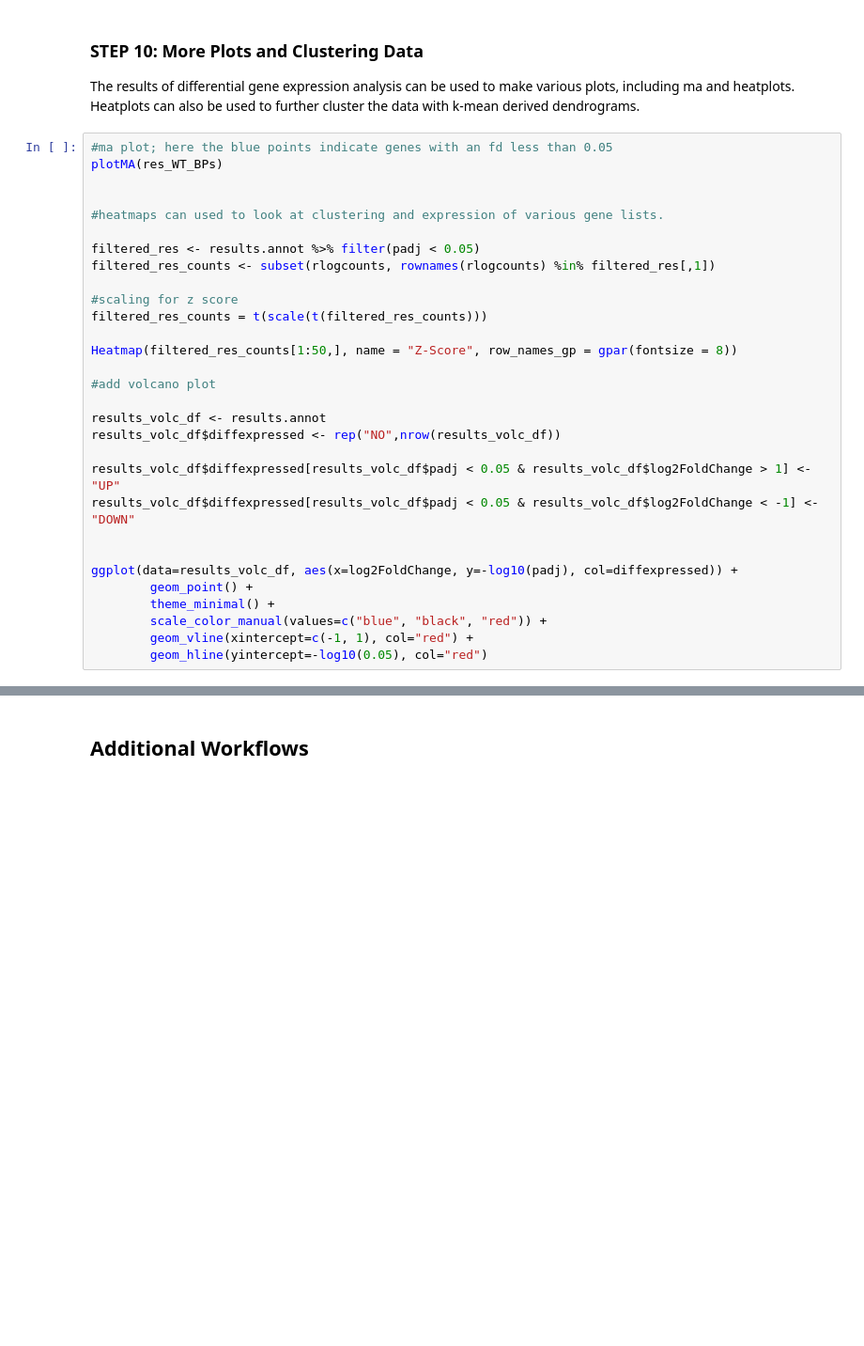
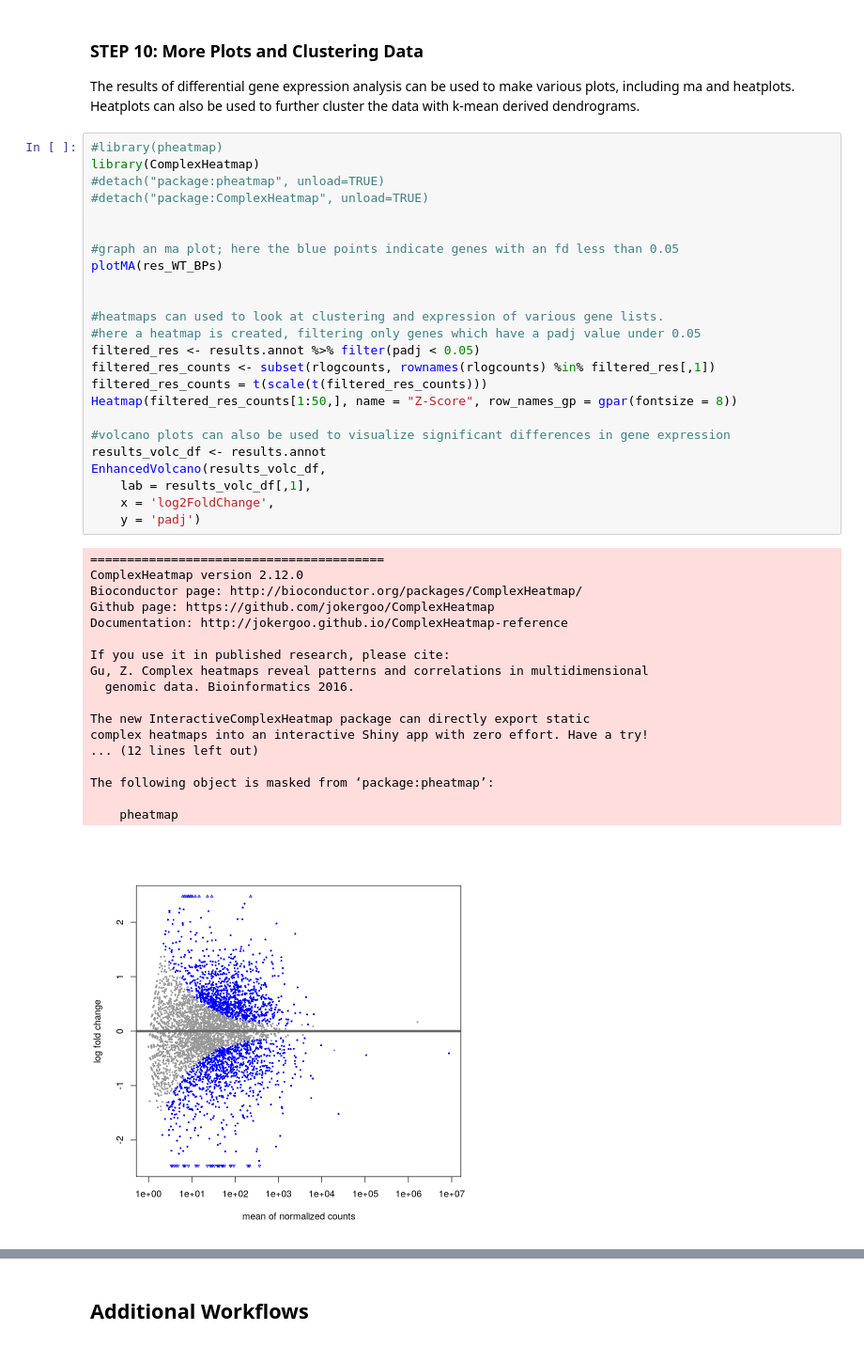
Before and after one commit to JRowleyLab/UNMC_ATACseq_Tutorial, a Jupyter notebook: Tutorial_3_DEG_Analysis.ipynb, the cells around one changed output, grey strips where cells are left out. Shown at 94% size. Saved outputs shown, nothing was run; the diff lists cells and outputs as text; blank space fills up the shorter version.

```diff
--- a/Tutorial_3_DEG_Analysis.ipynb
+++ b/Tutorial_3_DEG_Analysis.ipynb
@@ -283,32 +366,45 @@ write.table(results.annot,"data/gene_counts/WT_BPs_DESeq2_annot.txt",row.names=F
 
 The results of differential gene expression analysis can be used to make various plots, including ma and heatplots. Heatplots can also be used to further cluster the data with k-mean derived dendrograms.
 # %%
-#ma plot; here the blue points indicate genes with an fd less than 0.05
+#library(pheatmap)
+library(ComplexHeatmap)
+#detach("package:pheatmap", unload=TRUE)
+#detach("package:ComplexHeatmap", unload=TRUE)
+
+
+#graph an ma plot; here the blue points indicate genes with an fd less than 0.05
 plotMA(res_WT_BPs)
 
 
 #heatmaps can used to look at clustering and expression of various gene lists.
-
+#here a heatmap is created, filtering only genes which have a padj value under 0.05
 filtered_res <- results.annot %>% filter(padj < 0.05)
 filtered_res_counts <- subset(rlogcounts, rownames(rlogcounts) %in% filtered_res[,1])
-
-#scaling for z score
 filtered_res_counts = t(scale(t(filtered_res_counts)))
-
 Heatmap(filtered_res_counts[1:50,], name = "Z-Score", row_names_gp = gpar(fontsize = 8))
 
-#add volcano plot
-
+#volcano plots can also be used to visualize significant differences in gene expression
 results_volc_df <- results.annot
-results_volc_df$diffexpressed <- rep("NO",nrow(results_volc_df))
-
-results_volc_df$diffexpressed[results_volc_df$padj < 0.05 & results_volc_df$log2FoldChange > 1] <- "UP"
-results_volc_df$diffexpressed[results_volc_df$padj < 0.05 & results_volc_df$log2FoldChange < -1] <- "DOWN"
-
-
-ggplot(data=results_volc_df, aes(x=log2FoldChange, y=-log10(padj), col=diffexpressed)) +
-        geom_point() +
-        theme_minimal() +
-        scale_color_manual(values=c("blue", "black", "red")) +
-        geom_vline(xintercept=c(-1, 1), col="red") +
-        geom_hline(yintercept=-log10(0.05), col="red")
+EnhancedVolcano(results_volc_df,
+    lab = results_volc_df[,1],
+    x = 'log2FoldChange',
+    y = 'padj')
+# %% [output]
+========================================
+ComplexHeatmap version 2.12.0
+Bioconductor page: http://bioconductor.org/packages/ComplexHeatmap/
+Github page: https://github.com/jokergoo/ComplexHeatmap
+Documentation: http://jokergoo.github.io/ComplexHeatmap-reference
+
+If you use it in published research, please cite:
+Gu, Z. Complex heatmaps reveal patterns and correlations in multidimensional
+  genomic data. Bioinformatics 2016.
+
+The new InteractiveComplexHeatmap package can directly export static
+complex heatmaps into an interactive Shiny app with zero effort. Have a try!
+... (12 lines left out)
+
+The following object is masked from ‘package:pheatmap’:
+
+    pheatmap
+[figure, added]
```
Also changed, not shown: parts of 9 cells of this notebook.
